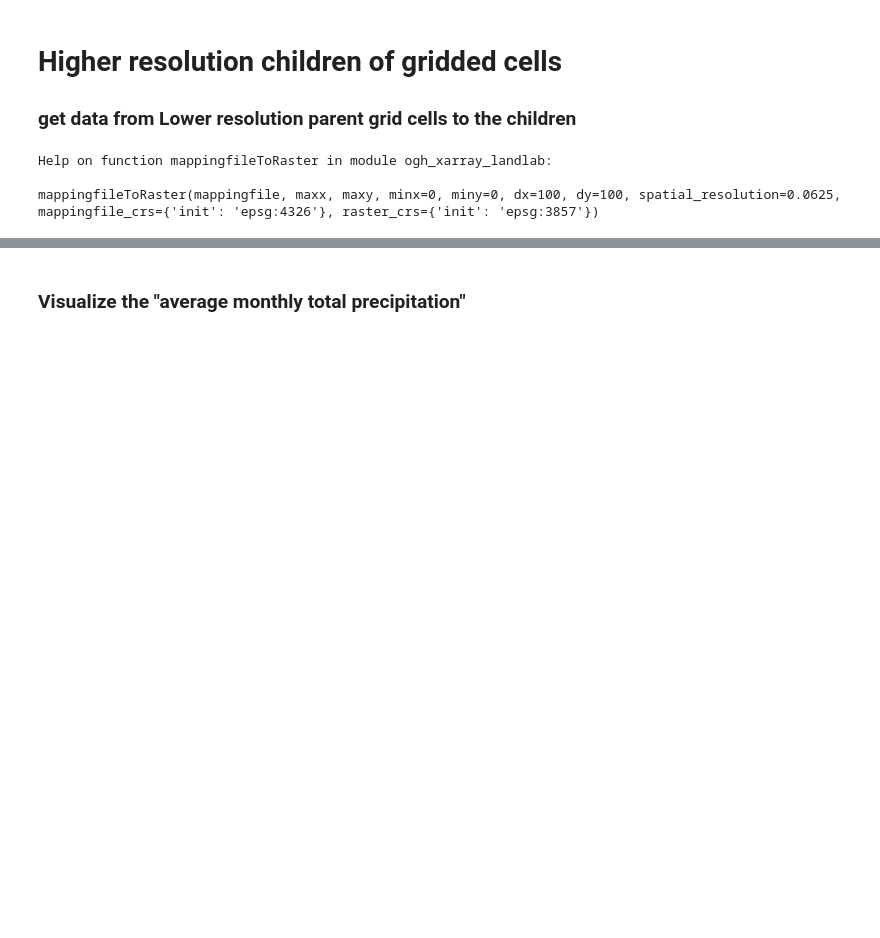
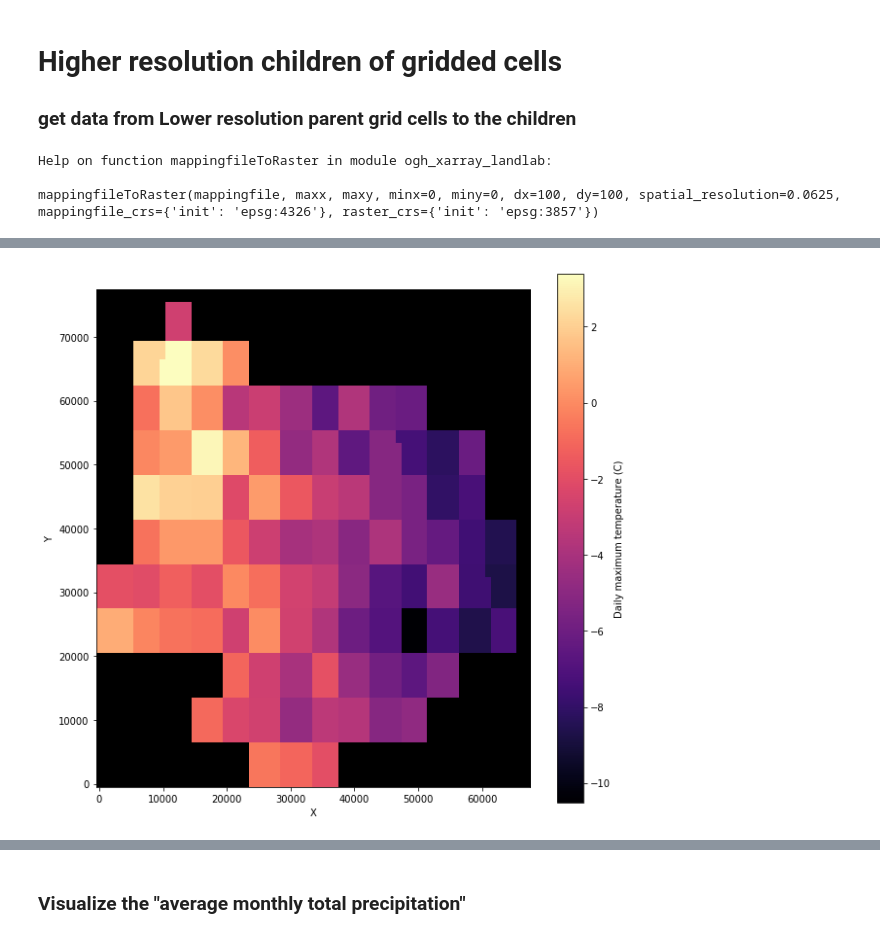
Before and after one commit to Freshwater-Initiative/Observatory, a Jupyter notebook: tutorials/Observatory_usecase7_xmapLandlab.ipynb, the cells around one changed output, grey strips where cells are left out. Saved outputs shown, nothing was run; the diff lists cells and outputs as text; code cells hidden in the pictures; blank space fills up the shorter version.

```diff
--- a/tutorials/Observatory_usecase7_xmapLandlab.ipynb
+++ b/tutorials/Observatory_usecase7_xmapLandlab.ipynb
@@ -500,0 +488,14 @@ vector
+# %%
+tmax_vector = ogh.rasterVector(vardf=ltm['meanbymonth_Tmax_sp_dailymet_livneh_1970_1970'],
+                          vardf_dateindex=12,
+                          crossmap=nodeXmap,
+                          nodata=-9999)
+
+fig = plt.figure(figsize=(10,10))
+imshow_grid(raster,
+            tmax_vector,
+            var_name='Daily maximum temperature',
+            var_units=meta_file['sp_dailymet_livneh_1970_1970']['variable_info']['Tmax'].attrs['units'],
+            color_for_closed='black', symmetric_cbar=False, cmap='magma')
+# %% [output]
+[figure, added]
```
Also changed, not shown: parts of 39 cells of this notebook, 4 other files.
